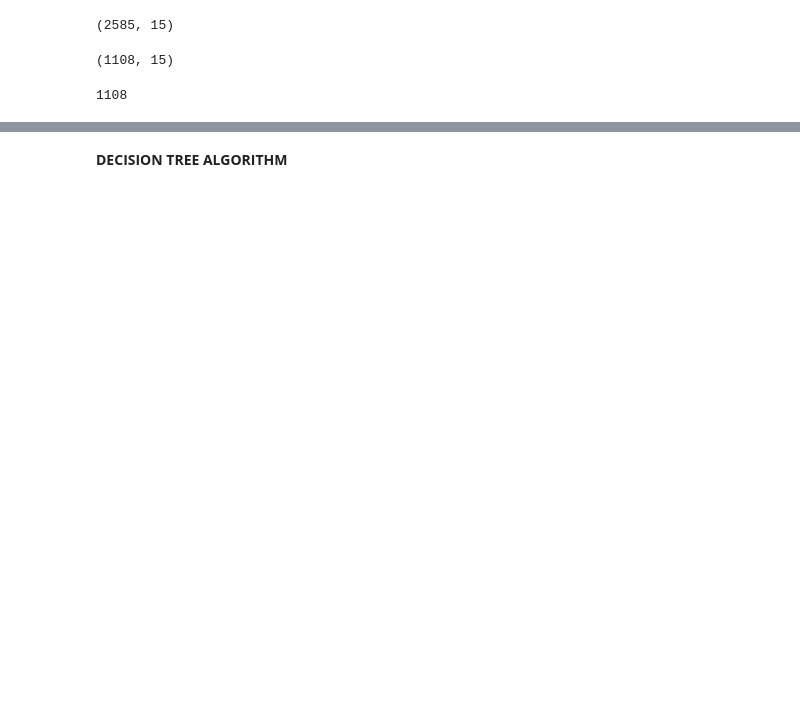
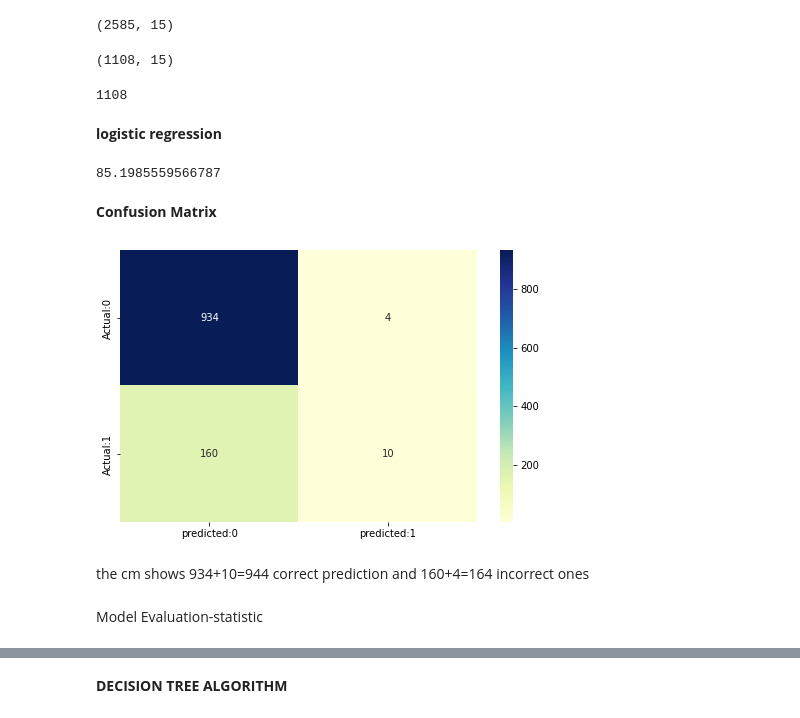
Before and after one commit to singhing/ml_repo_077-, a Jupyter notebook: heart_disease.ipynb, the cells around one changed output, grey strips where cells are left out. Saved outputs shown, nothing was run; the diff lists cells and outputs as text; code cells hidden in the pictures; blank space fills up the shorter version.

```diff
--- a/heart_disease.ipynb
+++ b/heart_disease.ipynb
@@ -400,3 +528,5 @@ X_test.shape
 y_test.size
 # %% [output]
 1108
+# %% [markdown]
+**logistic** **regression**
@@ -402,0 +541,17 @@ y_test.size
+# %%
+accuracy_lr
+# %% [output]
+85.1985559566787
+# %% [markdown]
+**Confusion** **Matrix**
+# %%
+from sklearn.metrics import confusion_matrix
+cm=confusion_matrix(y_test,y_pred)
+conf_matrix=pd.DataFrame(data=cm,columns=['predicted:0','predicted:1'],index=['Actual:0','Actual:1'])
+plt.figure(figsize=(8,5))
+sns.heatmap(conf_matrix, annot=True,fmt='d',cmap="YlGnBu")
+plt.show()
+# %% [output]
+[figure, added]
+# %% [markdown]
+the cm shows 934+10=944 correct prediction and 160+4=164 incorrect ones
@@ -402,0 +565,2 @@ y_test.size
+# %% [markdown]
+Model Evaluation-statistic
```
Also changed, not shown: parts of 77 cells of this notebook.
